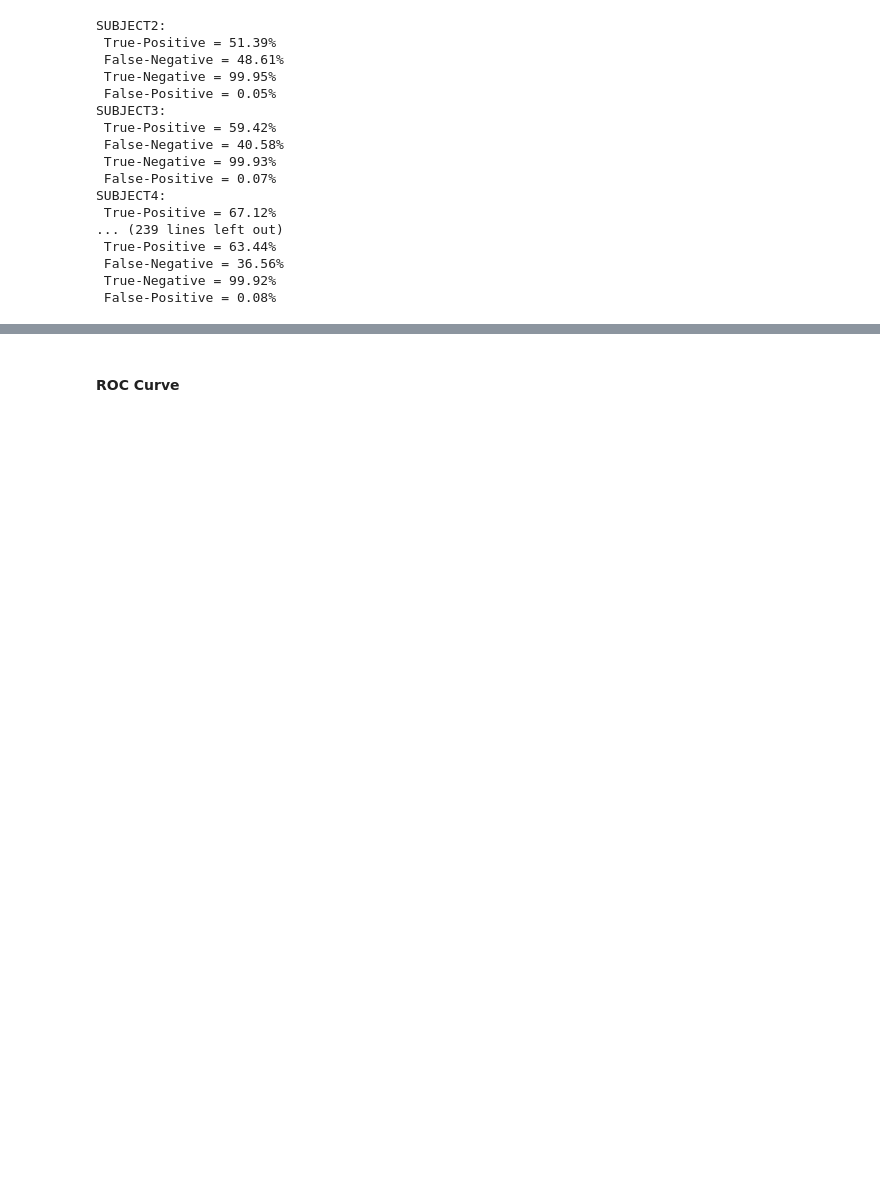
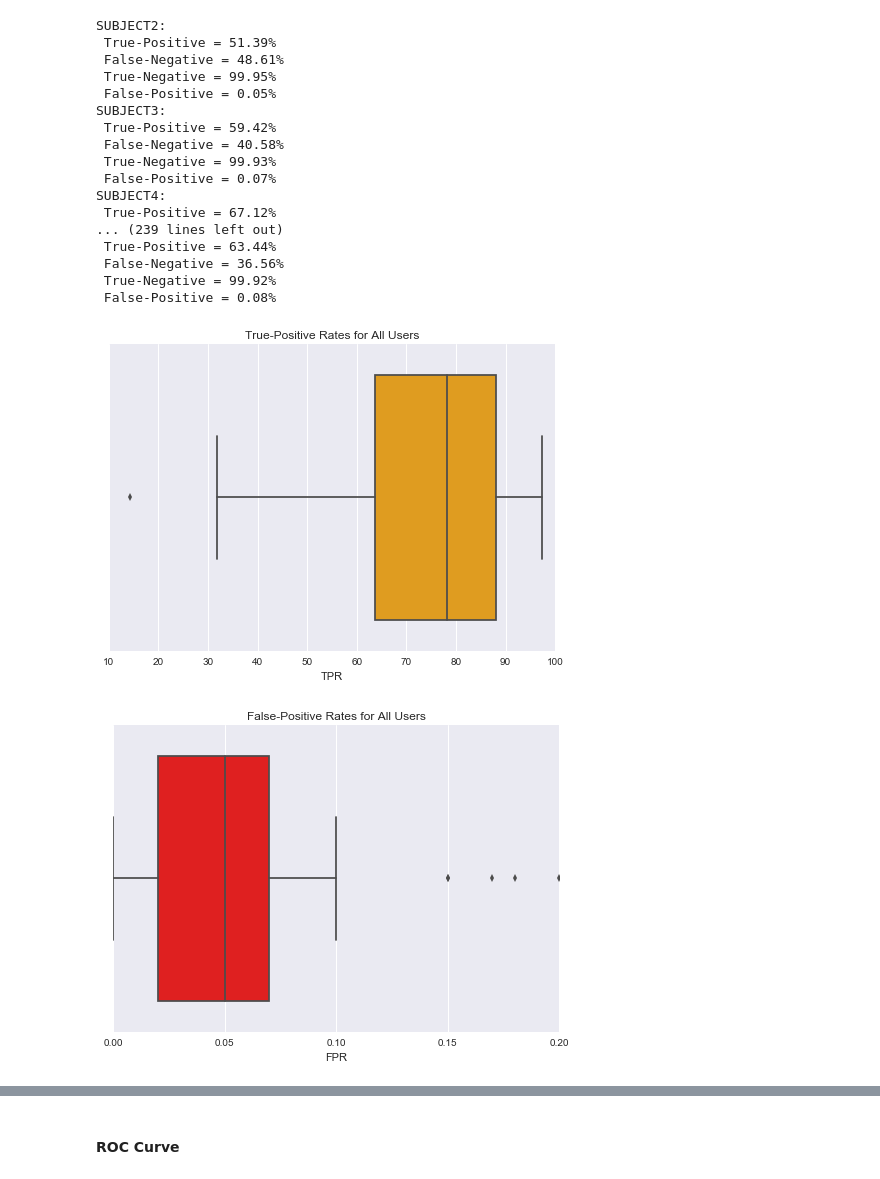
Before and after one commit to sbalanovich/APM115Proj1, a Jupyter notebook: src/Serguei Workspace.ipynb, the cells around one changed output, grey strips where cells are left out. Saved outputs shown, nothing was run; the diff lists cells and outputs as text; code cells hidden in the pictures; blank space fills up the shorter version.

```diff
--- a/src/Serguei Workspace.ipynb
+++ b/src/Serguei Workspace.ipynb
@@ -228,3 +230,18 @@ SUBJECT4:
  False-Negative = 36.56%
  True-Negative = 99.92%
  False-Positive = 0.08%
+# %%
+plt.figure()
+sns.boxplot(true_positives,color = 'orange')
+plt.title('True-Positive Rates for All Users')
+plt.xlabel('TPR')
+plt.show()
+
+plt.figure()
+sns.boxplot(false_positives,color = 'r')
+plt.title('False-Positive Rates for All Users')
+plt.xlabel('FPR')
+plt.show()
+# %% [output]
+[figure, added]
+[figure, added]
```
Also changed, not shown: parts of 23 cells of this notebook.
